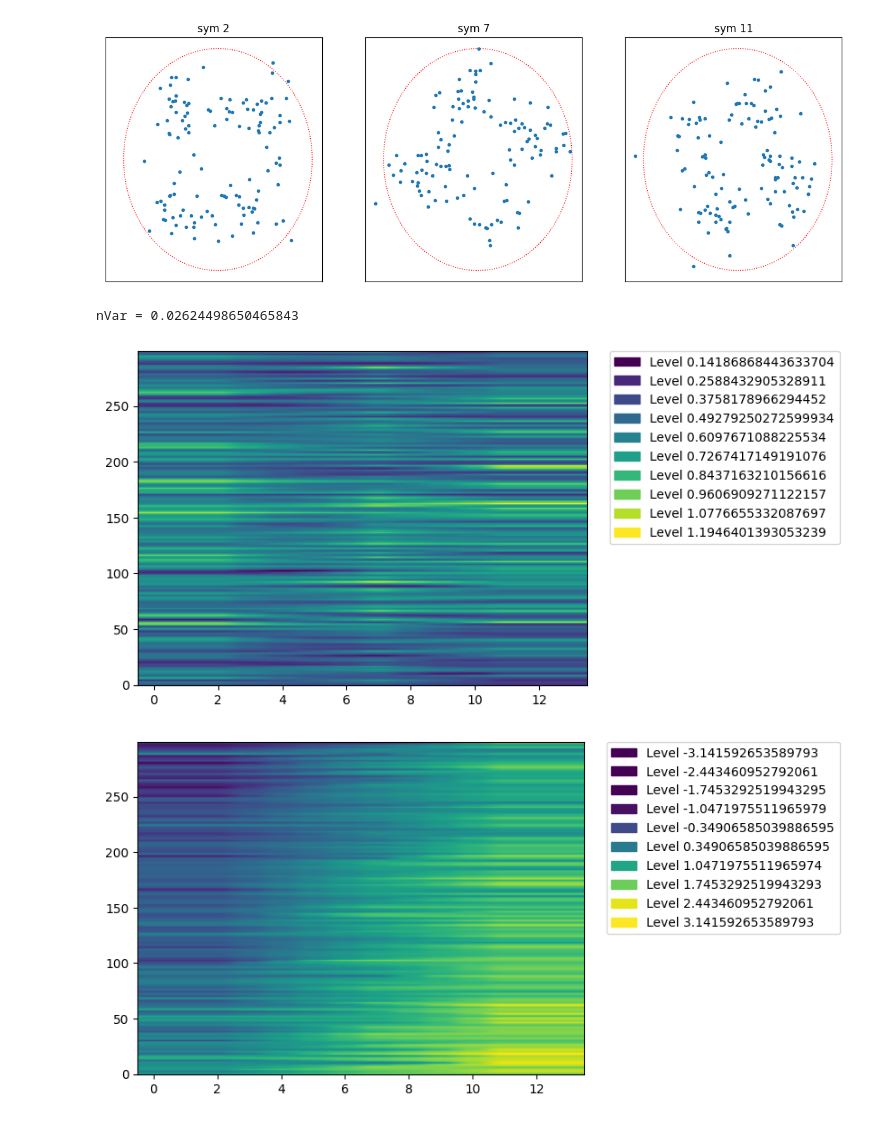
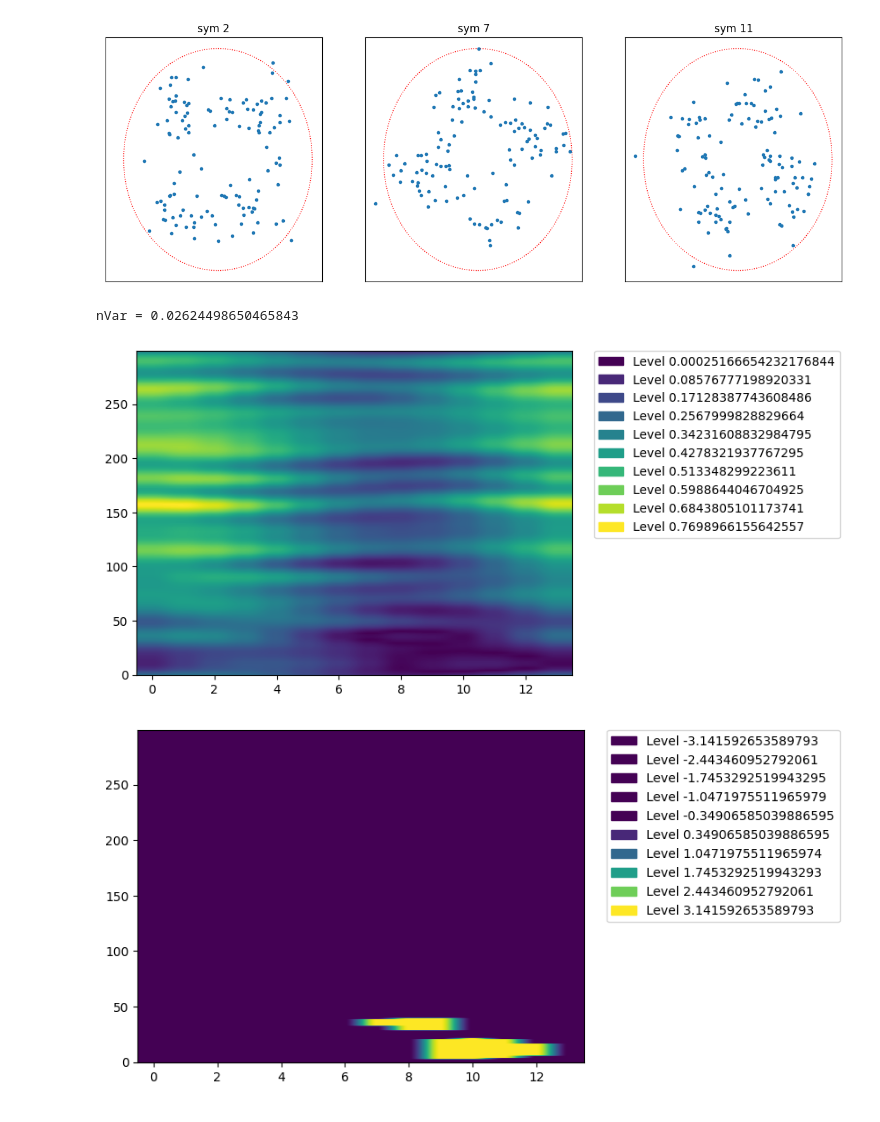
Before and after one commit to catkira/5G_experiments, a Jupyter notebook: test_py3gpp_skynet.ipynb, the cells around one changed output. Saved outputs shown, nothing was run; the diff lists cells and outputs as text; code cells hidden in the pictures.

Commit message:
add optional low pass filtering for H in test_py3gpp_skynet

```diff
--- a/test_py3gpp_skynet.ipynb
+++ b/test_py3gpp_skynet.ipynb
@@ -311,27 +311,43 @@ Text(0.5, 1.0, 'sym 11')
 # %%
 refGrid = np.zeros((carrier.NSizeGrid * 12, 14), 'complex')
 nrSetResources(dmrsIndices, refGrid, dmrs_ideal)
 
 import matplotlib.patches as mpatches
 H, nVar = nrChannelEstimate(rxGrid = rxGrid, refGrid = refGrid)
 print(f'nVar = {nVar}')
+
+if True:
+    # low pass filter H
+    from PIL import Image, ImageDraw
+    from scipy import fftpack
+    fft1 = fftpack.fftshift(fftpack.fft2(H))
+    x,y = H.shape[0],H.shape[1]
+    e_x,e_y=x//10,y//10
+    bbox=((x/2)-(e_x/2),(y/2)-(e_y/2),(x/2)+(e_x/2),(y/2)+(e_y/2))
+    low_pass=Image.new("L",(H.shape[0],H.shape[1]),color=0)
+    draw1=ImageDraw.Draw(low_pass)
+    draw1.ellipse(bbox, fill=1)
+    low_pass_np=np.array(low_pass)
+    filtered=np.multiply(fft1,low_pass_np.T)
+    H = np.real(fftpack.ifft2(fftpack.ifftshift(filtered)))
+
 im = plt.imshow(np.abs(H), origin='lower', aspect='auto')
 values = np.linspace(np.min(np.abs(H)), np.max(np.abs(H)), 10)
 colors = [ im.cmap(im.norm(value)) for value in values]
 patches = [ mpatches.Patch(color=colors[i], label="Level {l}".format(l=values[i]) ) for i in range(len(values))]
 plt.legend(handles=patches, bbox_to_anchor=(1.05, 1), loc=2, borderaxespad=0.)
 plt.show()
 
 im = plt.imshow(np.angle(H), origin='lower', aspect='auto')
 values = np.linspace(-np.pi, np.pi, 10)
 colors = [ im.cmap(im.norm(value)) for value in values]
 patches = [ mpatches.Patch(color=colors[i], label="Level {l}".format(l=values[i]) ) for i in range(len(values))]
 plt.legend(handles=patches, bbox_to_anchor=(1.05, 1), loc=2, borderaxespad=0.)
 plt.show()
 # %% [output]
 nVar = 0.02624498650465843
-[figure, old version]
+[figure, new version]
-[figure, old version]
+[figure, new version]
 # %%
 pdsch_indices = np.delete(np.arange(25*12*14), np.arange(25*12*2, 25*12*3))
 pdsch_indices = np.delete(pdsch_indices, np.arange(25*12*7, 25*12*8) - 25*12)
```
Also changed, not shown: parts of 1 cell of this notebook.
